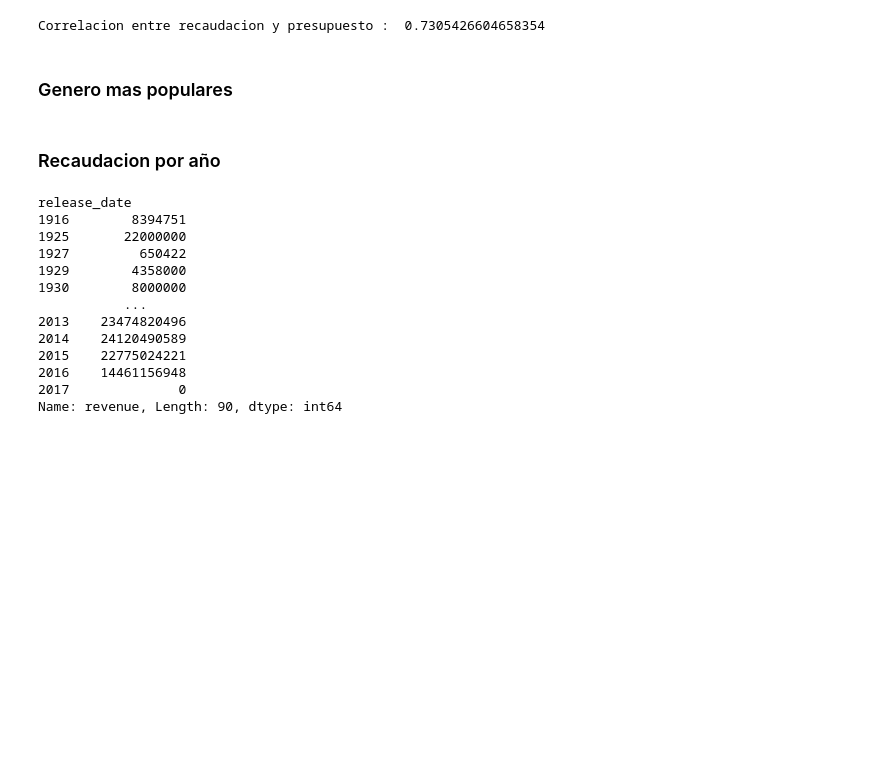
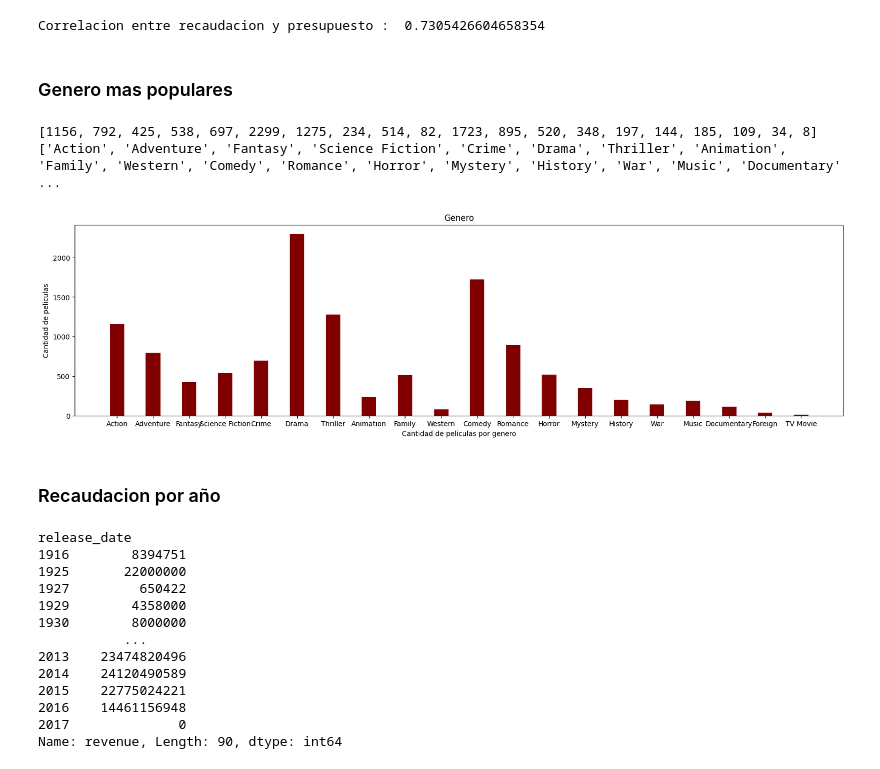
Before and after one commit to AleGallart/SATPython, a Jupyter notebook: Notebook.ipynb, the cells around one changed output. Cells and saved outputs as stored; diff of their text form; code cells hidden in the pictures; blank space fills up the shorter version.

```diff
--- a/Notebook.ipynb
+++ b/Notebook.ipynb
@@ -149,0 +162,33 @@ Twentieth Century Fox Film Corporation
+# %%
+def conjuntoUnico(conjuntoVector):
+    ConjuntoUnico = []
+    for i in conjuntoVector:
+        if i not in ConjuntoUnico:
+            ConjuntoUnico.append(i)
+    return ConjuntoUnico
+# %%
+def contador(conjuntoUnico1, conjuntoVector1):
+    ContadorVector1=[]
+    for x in conjuntoUnico1:
+        contador1 = 0
+        for w in conjuntoVector1:
+            if w==x:
+                contador1 = contador1 +1
+        ContadorVector1.append(contador1)
+    return ContadorVector1
+# %%
+def packMatriz(columnaObjetos1, nombreString1):
+    x = conjuntoUnico(conjuntoVector(columnaObjetos1 , nombreString1))
+    y = contador(conjuntoUnico(conjuntoVector(columnaObjetos1 , nombreString1)), conjuntoVector(columnaObjetos1 , nombreString1) )
+    matriz = np.column_stack((x, y))
+
+    return matriz
+
+
+def xMatriz(packMatriz):
+    x = [a[0] for a in packMatriz]
+    return x
+def yMatriz(packMatriz):
+    y = [a[1] for a in packMatriz]
+    res = [eval(p) for p in y]
+    return res
@@ -210,3 +272,17 @@ popular_and_genres_data = dataClean[['original_title', 'popularity', 'genres']]
+# %%
+print(yMatriz(packMatriz(dataClean['genres'], 'name')))
+print(xMatriz(packMatriz(dataClean['genres'], 'name')))
+fig = plt.figure(figsize = (20, 5))
+plt.bar(xMatriz(packMatriz(dataClean['genres'], 'name')), yMatriz(packMatriz(dataClean['genres'], 'name')), color ='maroon',
+        width = 0.4)
+plt.xlabel("Cantidad de peliculas por genero")
+plt.ylabel("Cantidad de peliculas")
+plt.title("Genero")
+plt.show()
+# %% [output]
+[1156, 792, 425, 538, 697, 2299, 1275, 234, 514, 82, 1723, 895, 520, 348, 197, 144, 185, 109, 34, 8]
+['Action', 'Adventure', 'Fantasy', 'Science Fiction', 'Crime', 'Drama', 'Thriller', 'Animation', 'Family', 'Western', 'Comedy', 'Romance', 'Horror', 'Mystery', 'History', 'War', 'Music', 'Documentary' ...
+[figure, added]
 # %% [markdown]
 ### Recaudacion por año
 # %%
```
Also changed, not shown: parts of 6 cells of this notebook.
